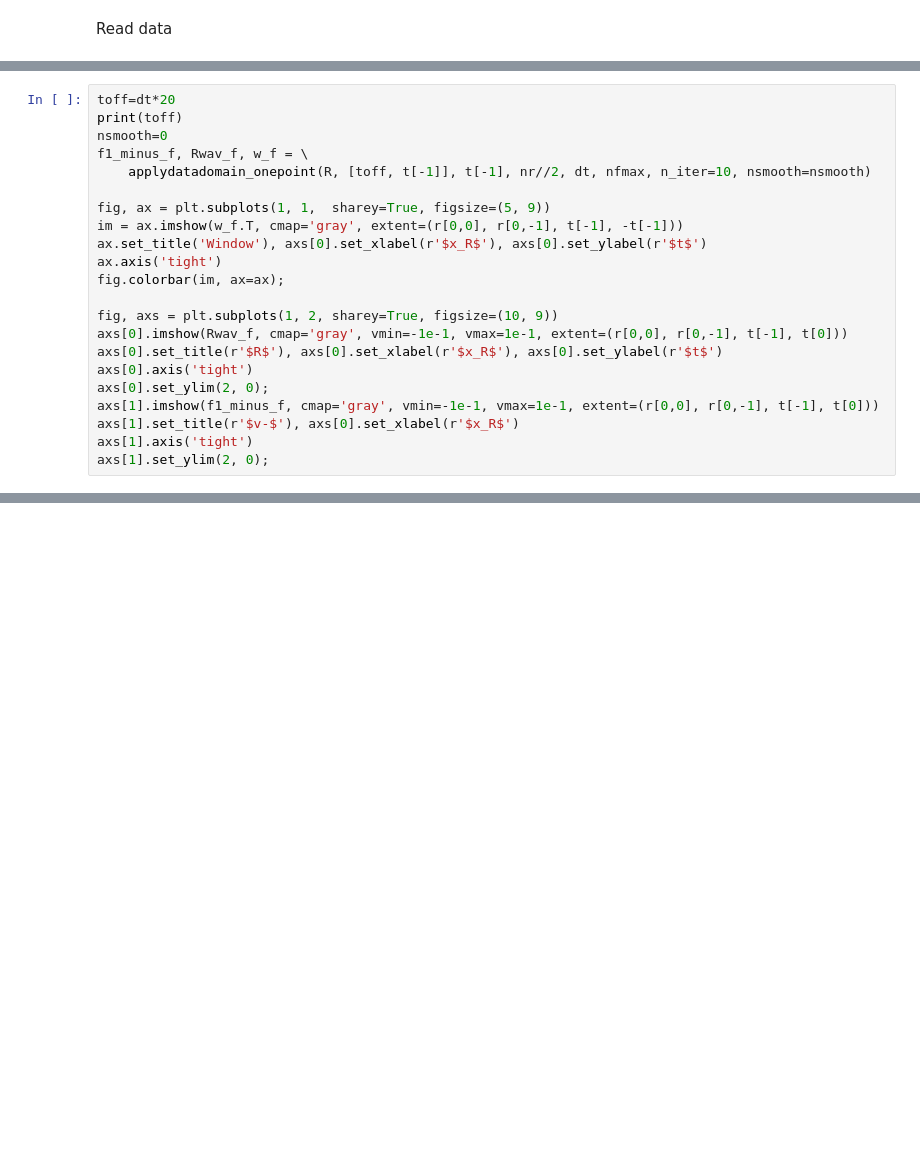
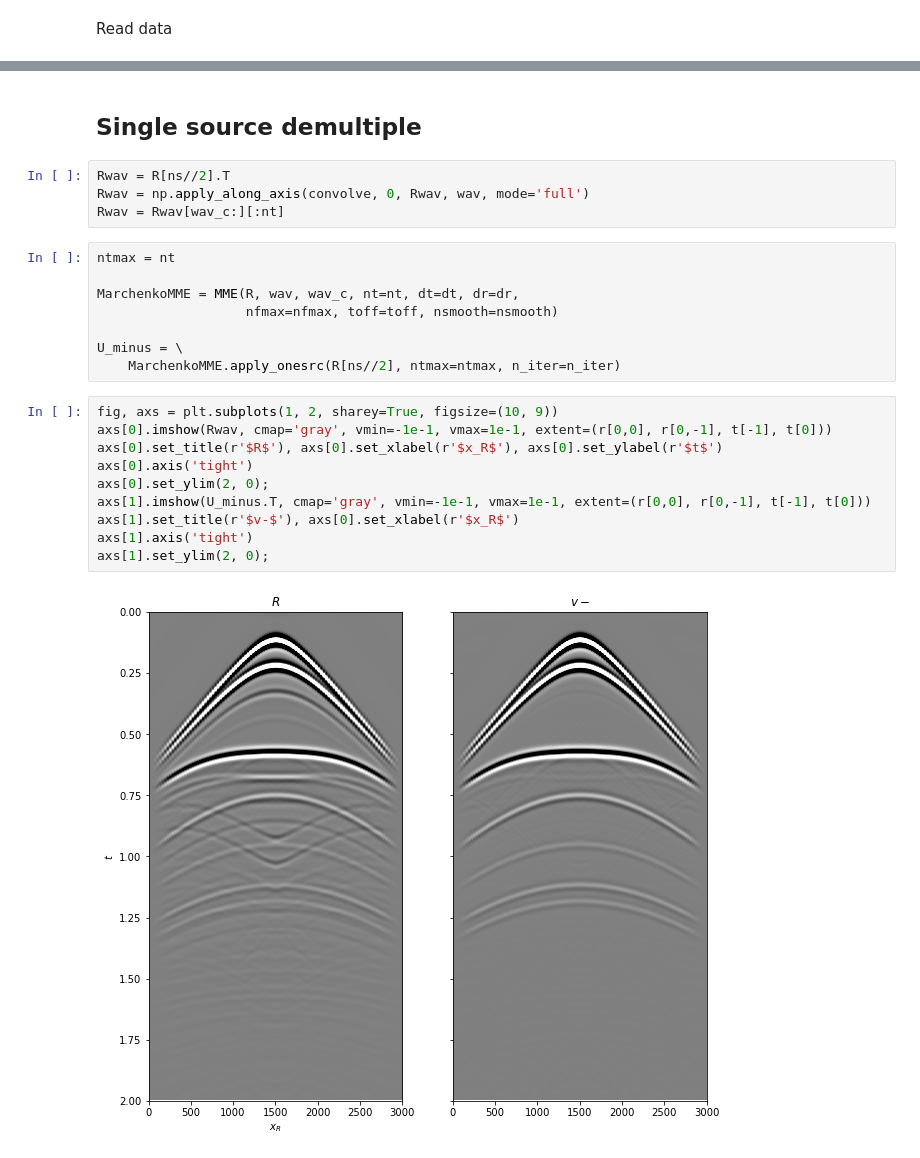
Before and after one commit to DIG-Kaust/pymarchenko, a Jupyter notebook: notebooks/Marchenko_demultiple.ipynb, the cells around one changed output, grey strips where cells are left out. Cells and saved outputs as stored; diff of their text form; blank space fills up the shorter version.

Commit message:
Finalized MME for single source

```diff
--- a/notebooks/Marchenko_demultiple.ipynb
+++ b/notebooks/Marchenko_demultiple.ipynb
@@ -679,22 +127,0 @@ def applydatadomain_onepoint(R, travs, tmax, ir, dt, nfmax, n_iter=10, nsmooth=5
-# %%
-toff=dt*20
-print(toff)
-nsmooth=0
-f1_minus_f, Rwav_f, w_f = \
-    applydatadomain_onepoint(R, [toff, t[-1]], t[-1], nr//2, dt, nfmax, n_iter=10, nsmooth=nsmooth)
-
-fig, ax = plt.subplots(1, 1,  sharey=True, figsize=(5, 9))
-im = ax.imshow(w_f.T, cmap='gray', extent=(r[0,0], r[0,-1], t[-1], -t[-1]))
-ax.set_title('Window'), axs[0].set_xlabel(r'$x_R$'), axs[0].set_ylabel(r'$t$')
-ax.axis('tight')
-fig.colorbar(im, ax=ax);
-
-fig, axs = plt.subplots(1, 2, sharey=True, figsize=(10, 9))
-axs[0].imshow(Rwav_f, cmap='gray', vmin=-1e-1, vmax=1e-1, extent=(r[0,0], r[0,-1], t[-1], t[0]))
-axs[0].set_title(r'$R$'), axs[0].set_xlabel(r'$x_R$'), axs[0].set_ylabel(r'$t$')
-axs[0].axis('tight')
-axs[0].set_ylim(2, 0);
-axs[1].imshow(f1_minus_f, cmap='gray', vmin=-1e-1, vmax=1e-1, extent=(r[0,0], r[0,-1], t[-1], t[0]))
-axs[1].set_title(r'$v-$'), axs[0].set_xlabel(r'$x_R$')
-axs[1].axis('tight')
-axs[1].set_ylim(2, 0);
@@ -865,0 +161,26 @@ axs[1].set_ylim(2, 0);
+# %% [markdown]
+## Single source demultiple
+# %%
+Rwav = R[ns//2].T
+Rwav = np.apply_along_axis(convolve, 0, Rwav, wav, mode='full')
+Rwav = Rwav[wav_c:][:nt]
+# %%
+ntmax = nt
+
+MarchenkoMME = MME(R, wav, wav_c, nt=nt, dt=dt, dr=dr,
+                   nfmax=nfmax, toff=toff, nsmooth=nsmooth)
+
+U_minus = \
+    MarchenkoMME.apply_onesrc(R[ns//2], ntmax=ntmax, n_iter=n_iter)
+# %%
+fig, axs = plt.subplots(1, 2, sharey=True, figsize=(10, 9))
+axs[0].imshow(Rwav, cmap='gray', vmin=-1e-1, vmax=1e-1, extent=(r[0,0], r[0,-1], t[-1], t[0]))
+axs[0].set_title(r'$R$'), axs[0].set_xlabel(r'$x_R$'), axs[0].set_ylabel(r'$t$')
+axs[0].axis('tight')
+axs[0].set_ylim(2, 0);
+axs[1].imshow(U_minus.T, cmap='gray', vmin=-1e-1, vmax=1e-1, extent=(r[0,0], r[0,-1], t[-1], t[0]))
+axs[1].set_title(r'$v-$'), axs[0].set_xlabel(r'$x_R$')
+axs[1].axis('tight')
+axs[1].set_ylim(2, 0);
+# %% [output]
+[figure, added]
```
Also changed, not shown: parts of 69 cells of this notebook, 2 other files.
